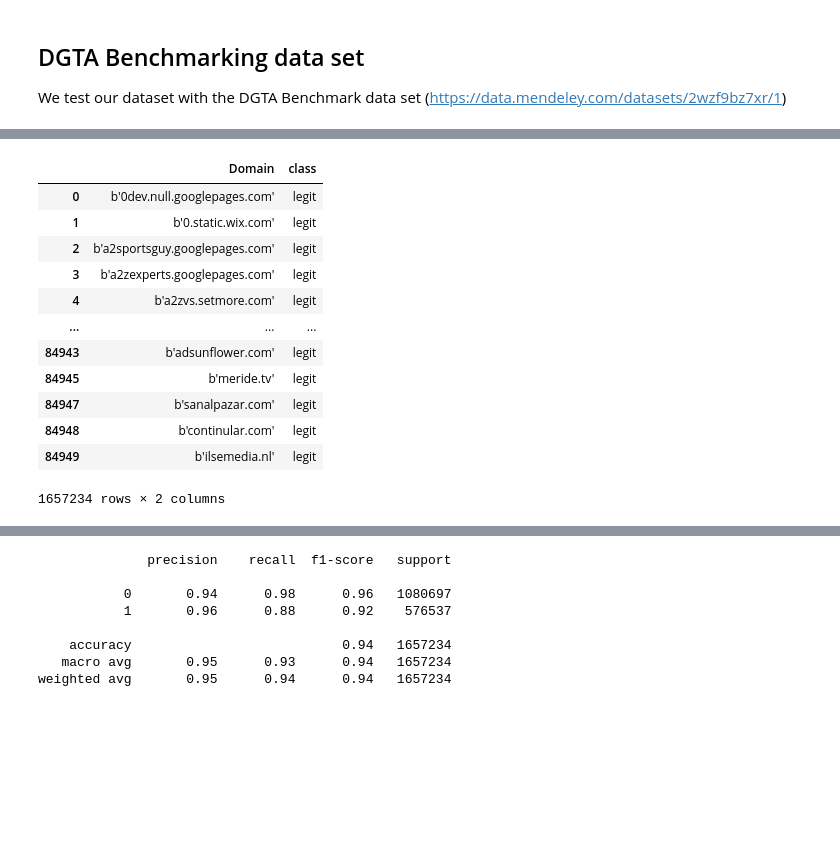
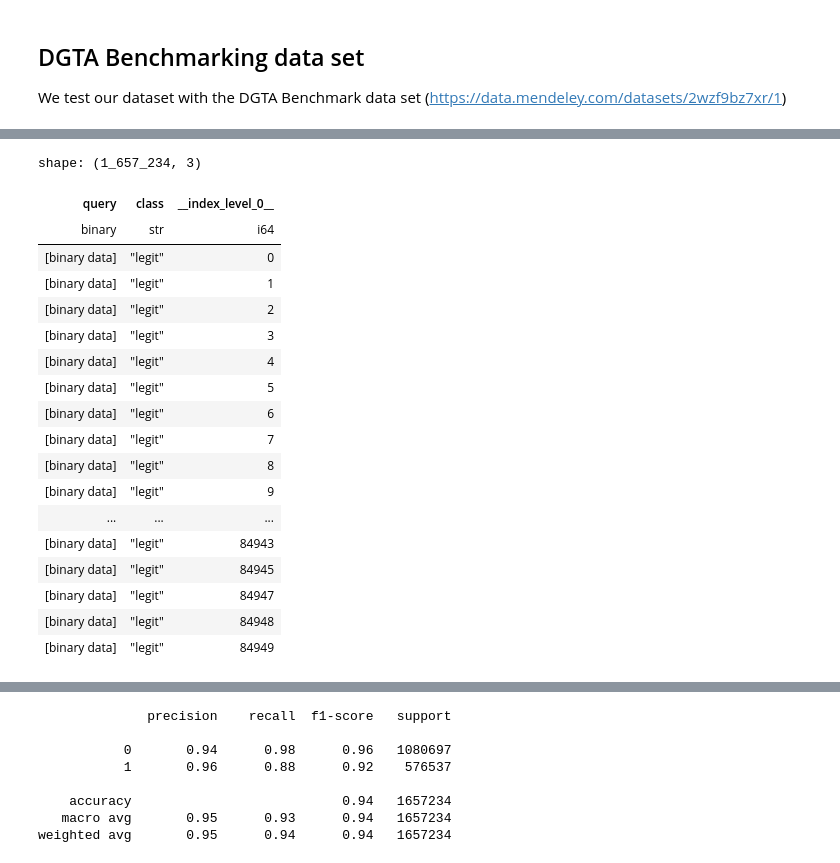
Before and after one commit to stefanDeveloper/heiDGAF, a Jupyter notebook: example/DGA_dgta_EDA.ipynb, the cells around one changed output, grey strips where cells are left out. Drawn from its saved outputs; the diff is of its cells as text; code cells hidden in the pictures; blank space fills up the shorter version.

```diff
--- a/example/DGA_dgta_EDA.ipynb
+++ b/example/DGA_dgta_EDA.ipynb
@@ -23,18 +39,24 @@ We test our dataset with the DGTA Benchmark data set (https://data.mendeley.com/
 # %%
-df_dgta = pd.read_parquet('../data/dgta-benchmark.parquet')
-df_dgta = df_dgta.rename(columns={"domain": "Domain"})
+df_dgta = pl.read_parquet("../data/dgta-benchmark.parquet")
+df_dgta = df_dgta.rename({"domain": "query"})
 df_dgta
 # %% [output]
+shape: (1_657_234, 3)
-|  | Domain | class |
-| 0 | b'0dev.null.googlepages.com' | legit |
-| 1 | b'0.static.wix.com' | legit |
-| 2 | b'a2sportsguy.googlepages.com' | legit |
-| 3 | b'a2zexperts.googlepages.com' | legit |
-| 4 | b'a2zvs.setmore.com' | legit |
+| query | class | __index_level_0__ |
+| binary | str | i64 |
+| [binary data] | "legit" | 0 |
+| [binary data] | "legit" | 1 |
+| [binary data] | "legit" | 2 |
+| [binary data] | "legit" | 3 |
+| [binary data] | "legit" | 4 |
+| [binary data] | "legit" | 5 |
+| [binary data] | "legit" | 6 |
+| [binary data] | "legit" | 7 |
+| [binary data] | "legit" | 8 |
+| [binary data] | "legit" | 9 |
 | ... | ... | ... |
-| 84943 | b'adsunflower.com' | legit |
-| 84945 | b'meride.tv' | legit |
-| 84947 | b'sanalpazar.com' | legit |
-| 84948 | b'continular.com' | legit |
-| 84949 | b'ilsemedia.nl' | legit |
+| [binary data] | "legit" | 84943 |
+| [binary data] | "legit" | 84945 |
+| [binary data] | "legit" | 84947 |
+| [binary data] | "legit" | 84948 |
+| [binary data] | "legit" | 84949 |
-1657234 rows × 2 columns
```
Also changed, not shown: parts of 12 cells of this notebook, 8 other files.
